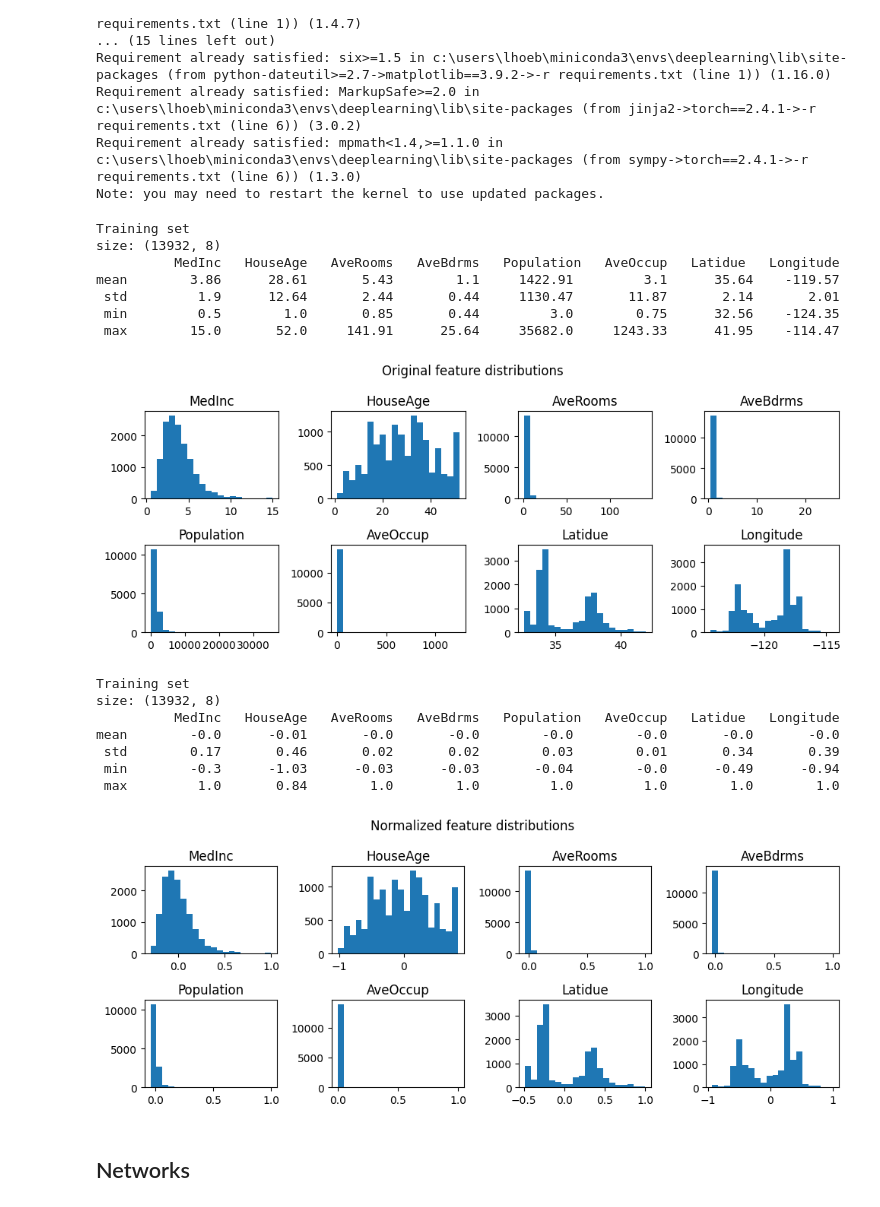
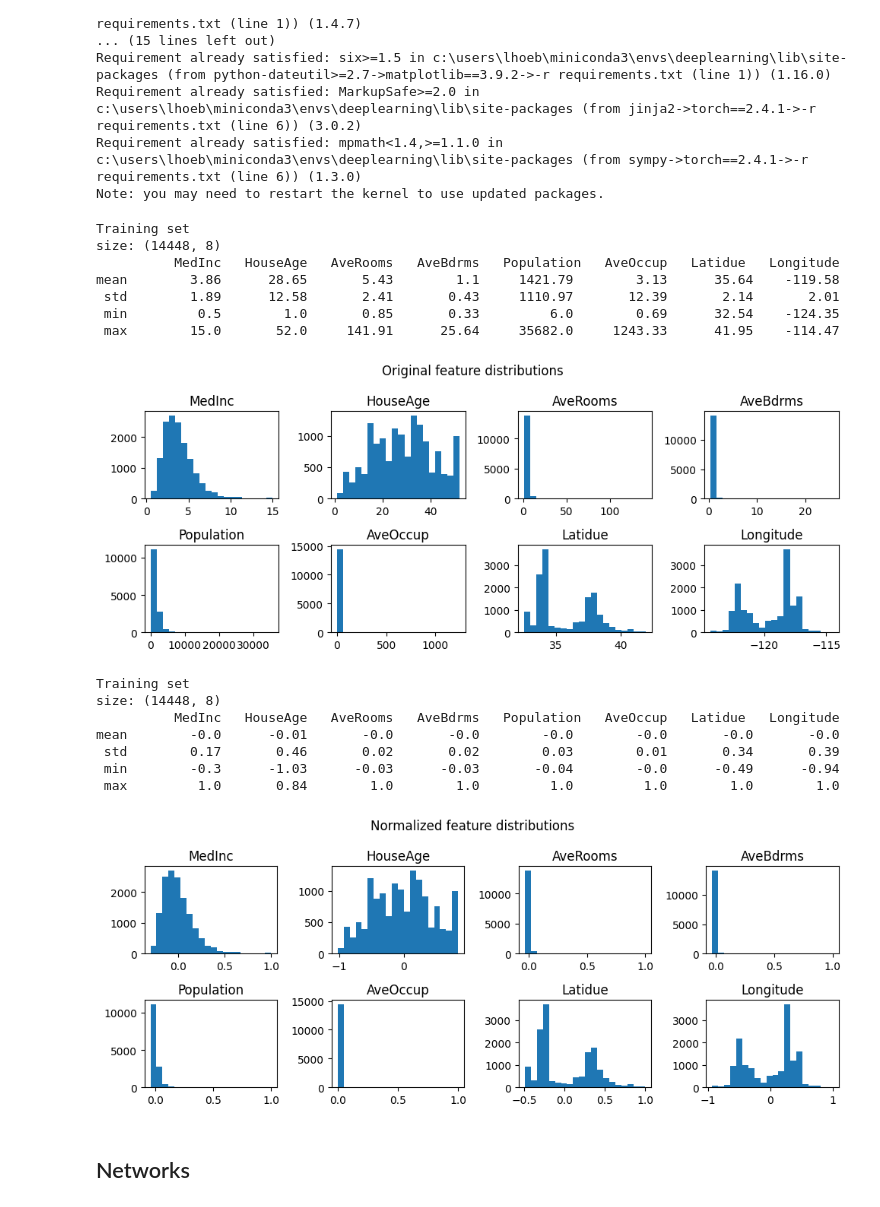
Before and after one commit to LHoeber/Deep_Learning, a Jupyter notebook: main.ipynb, the cells around one changed output. Cells and saved outputs as stored; diff of their text form; code cells hidden in the pictures.

```diff
--- a/main.ipynb
+++ b/main.ipynb
@@ -17,8 +17,8 @@ random_seed = 302
 torch.manual_seed(302); np.random.seed(302)
 
 X, y = fetch_california_housing(return_X_y=True)
-X_train, X_test, y_train, y_test = train_test_split(X, y, test_size=0.25, random_state=random_seed)
-X_train, X_validation, y_train, y_validation = train_test_split(X_train, y_train, test_size=0.1, random_state=random_seed, )
+X_train, X_test, y_train, y_test = train_test_split(X, y, test_size=0.125, random_state=random_seed)
+X_train, X_validation, y_train, y_validation = train_test_split(X_train, y_train, test_size=0.20, random_state=random_seed, )
 # %% [output]
 Requirement already satisfied: matplotlib==3.9.2 in c:\users\lhoeb\miniconda3\envs\deeplearning\lib\site-packages (from -r requirements.txt (line 1)) (3.9.2)
 Requirement already satisfied: seaborn==0.13.2 in c:\users\lhoeb\miniconda3\envs\deeplearning\lib\site-packages (from -r requirements.txt (line 2)) (0.13.2)
@@ -96,49 +96,49 @@ for i,set in enumerate(all_sets[0::2]):
 
     normalized_sets.append(new_set)
 
-for i,set in enumerate(normalized_sets[0::2]):
+for i,(set,name) in enumerate(zip(normalized_sets[0::2],all_sets_names[0::2])):
     print('\033[4m'+'\033[1m'+f"{name}"+'\033[0m'+'\033[0m')
     print(f"size: {str(set.shape) : >10}")
     stats = {"mean":[],
                 "std":[],
                 "min":[],
                 "max":[]}
     fig,axs = plt.subplots(2,len(features)//2,figsize=(10,4),layout = "tight")
     for col,feature in enumerate(features):
         feature_data = set[:,col]
         stats["mean"].append(np.mean(feature_data))
         stats["std"].append(np.std(feature_data))
         stats["min"].append(np.min(feature_data))
         stats["max"].append(np.max(feature_data))
         axs[int(np.floor(col/4))][(col%4)].hist(feature_data,bins=20)
         axs[int(np.floor(col/4))][(col%4)].set_title(feature)
 
 
     print('\033[1m'+"          "+f"{'   '.join(features)}"+'\033[0m')
     for stat,vals in stats.items():
         x = [str(round(val,2)) for val in vals]
         print('{:>4}{:>12s}{:>11s}{:>11s}{:>11s}{:>12s}{:>12s}{:>11s}{:>11s}'.format(stat,x[0],x[1],x[2],x[3],x[4],x[5],x[6],x[7]))
 
     plt.suptitle("Normalized feature distributions")
     plt.show()
     fig.savefig(f"./plots/{'normalized feature distributions'}.png")
 # %% [output]
 Training set
-size: (13932, 8)
+size: (14448, 8)
           MedInc   HouseAge   AveRooms   AveBdrms   Population   AveOccup   Latidue   Longitude
-mean        3.86      28.61       5.43        1.1     1422.91         3.1      35.64    -119.57
- std         1.9      12.64       2.44       0.44     1130.47       11.87       2.14       2.01
- min         0.5        1.0       0.85       0.44         3.0        0.75      32.56    -124.35
+mean        3.86      28.65       5.43        1.1     1421.79        3.13      35.64    -119.58
+ std        1.89      12.58       2.41       0.43     1110.97       12.39       2.14       2.01
+ min         0.5        1.0       0.85       0.33         6.0        0.69      32.54    -124.35
  max        15.0       52.0     141.91      25.64     35682.0     1243.33      41.95    -114.47
-[figure, old version]
+[figure, new version]
 Training set
-size: (13932, 8)
+size: (14448, 8)
           MedInc   HouseAge   AveRooms   AveBdrms   Population   AveOccup   Latidue   Longitude
 mean        -0.0      -0.01       -0.0       -0.0        -0.0        -0.0       -0.0       -0.0
  std        0.17       0.46       0.02       0.02        0.03        0.01       0.34       0.39
  min        -0.3      -1.03      -0.03      -0.03       -0.04        -0.0      -0.49      -0.94
  max         1.0       0.84        1.0        1.0         1.0         1.0        1.0        1.0
-[figure, old version]
+[figure, new version]
 # %% [markdown]
 ## Networks
 # %%
```
Also changed, not shown: parts of 2 cells of this notebook, 4 other files.
